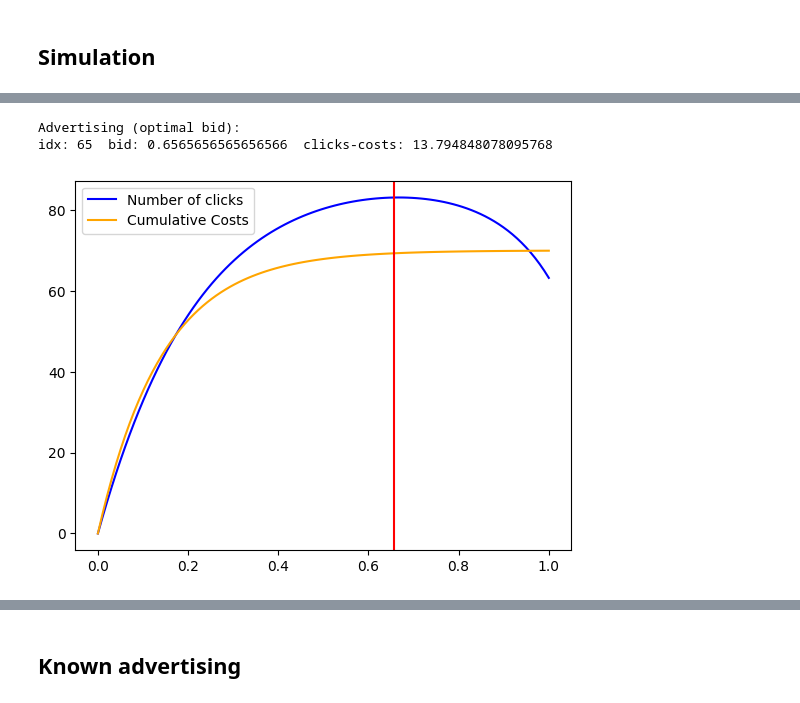
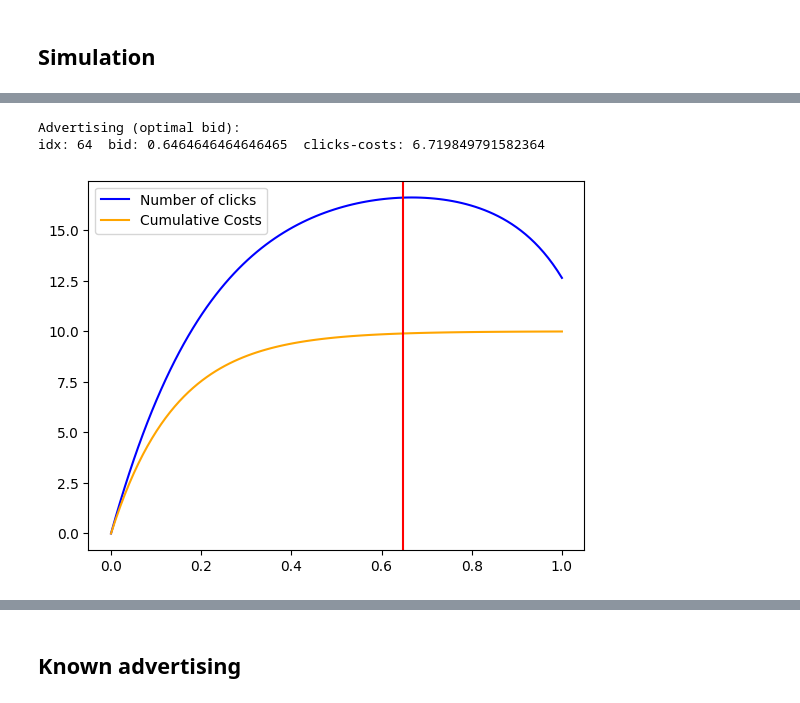
Before and after one commit to ebjaime/OLA-project, a Jupyter notebook: Step6/Manuel/part_6.ipynb, the cells around one changed output, grey strips where cells are left out. Drawn from its saved outputs; the diff is of its cells as text; code cells hidden in the pictures.

```diff
--- a/Step6/Manuel/part_6.ipynb
+++ b/Step6/Manuel/part_6.ipynb
@@ -118,23 +118,22 @@ idx: 3  price: 8  rate: 0.35  price*rate: 2.8
 # %%
 # advertising
 n_bids = 100
 min_bid = 0.0
 max_bid = 1.0
 bids = np.linspace(min_bid, max_bid, n_bids)
 sigma_clicks = 3
 sigma_costs = 3
 def clicks(x):
-  return 100 * (1.0 - np.exp(-4*x+3*x**3))
+  return 20 * (1.0 - np.exp(-4*x+3*x**3))
 def costs(x):
-  return 70 * (1.0 - np.exp(-7*x))
-opt_bid = bids[np.argmax(opt_rate*prices[np.argmax(p*prices)]*clicks(bids)-costs(bids))]
-fig, ax = plt.subplots()
-ax.plot(bids,clicks(bids),'blue',bids,costs(bids),'orange')
-ax.legend(["Number of clicks", "Cumulative Costs"])
-ax.axvline(opt_bid,c='red')
+  return 10 * (1.0 - np.exp(-7*x))
+opt_bid_ind = np.argmax(clicks(bids)-costs(bids))
+plt.plot(bids,clicks(bids),'blue',bids,costs(bids),'orange')
+plt.legend(["Number of clicks", "Cumulative Costs"])
+plt.axvline(bids[opt_bid_ind],c='red')
 print("Advertising (optimal bid):")
-print("idx: " + str(np.argmax(opt_rate*prices[np.argmax(p*prices)]*clicks(bids)-costs(bids))) + "  bid: " + str(opt_bid) + "  clicks-costs: " + str(clicks(opt_bid)-costs(opt_bid)))
+print("idx: " + str(opt_bid_ind) + "  bid: " + str(bids[opt_bid_ind]) + "  clicks-costs: " + str(clicks(bids[opt_bid_ind])-costs(bids[opt_bid_ind])))
 # %% [output]
 Advertising (optimal bid):
-idx: 65  bid: 0.6565656565656566  clicks-costs: 13.794848078095768
+idx: 64  bid: 0.6464646464646465  clicks-costs: 6.719849791582364
-[figure, old version]
+[figure, new version]
```
Also changed, not shown: parts of 11 cells of this notebook.
